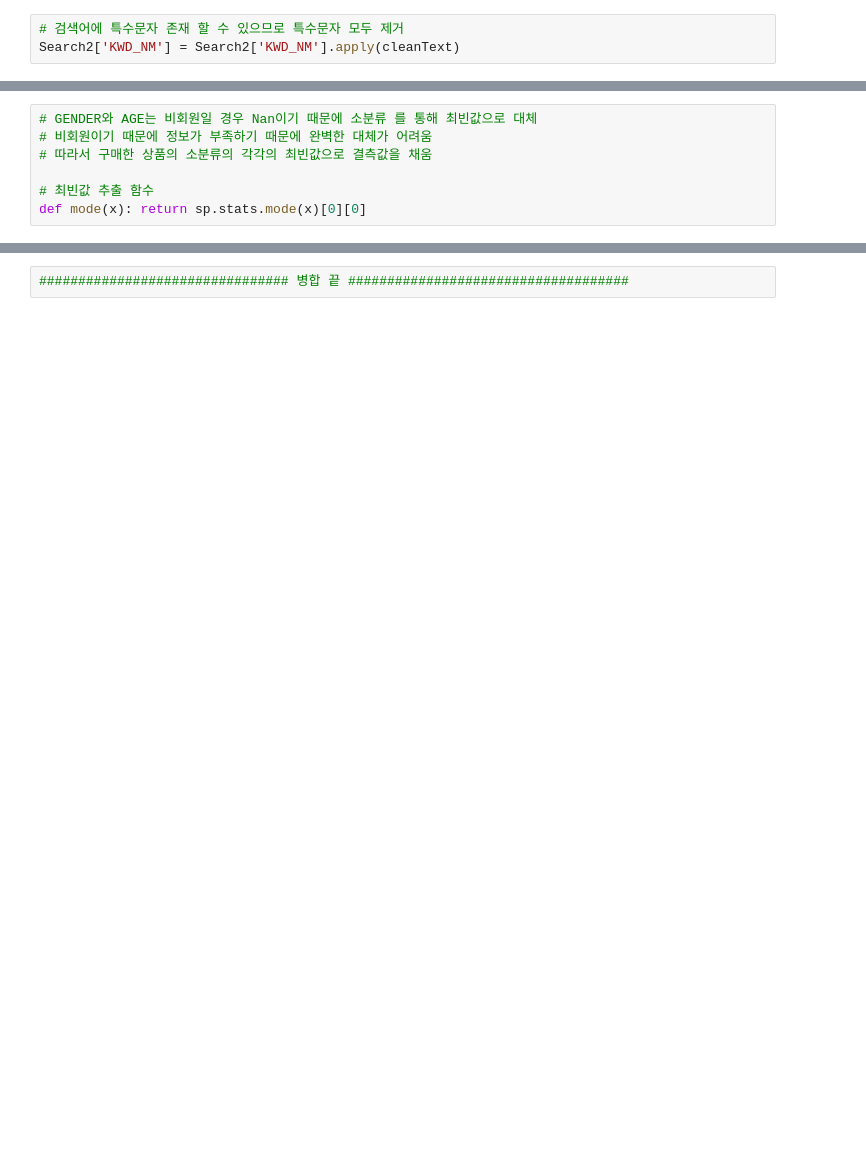
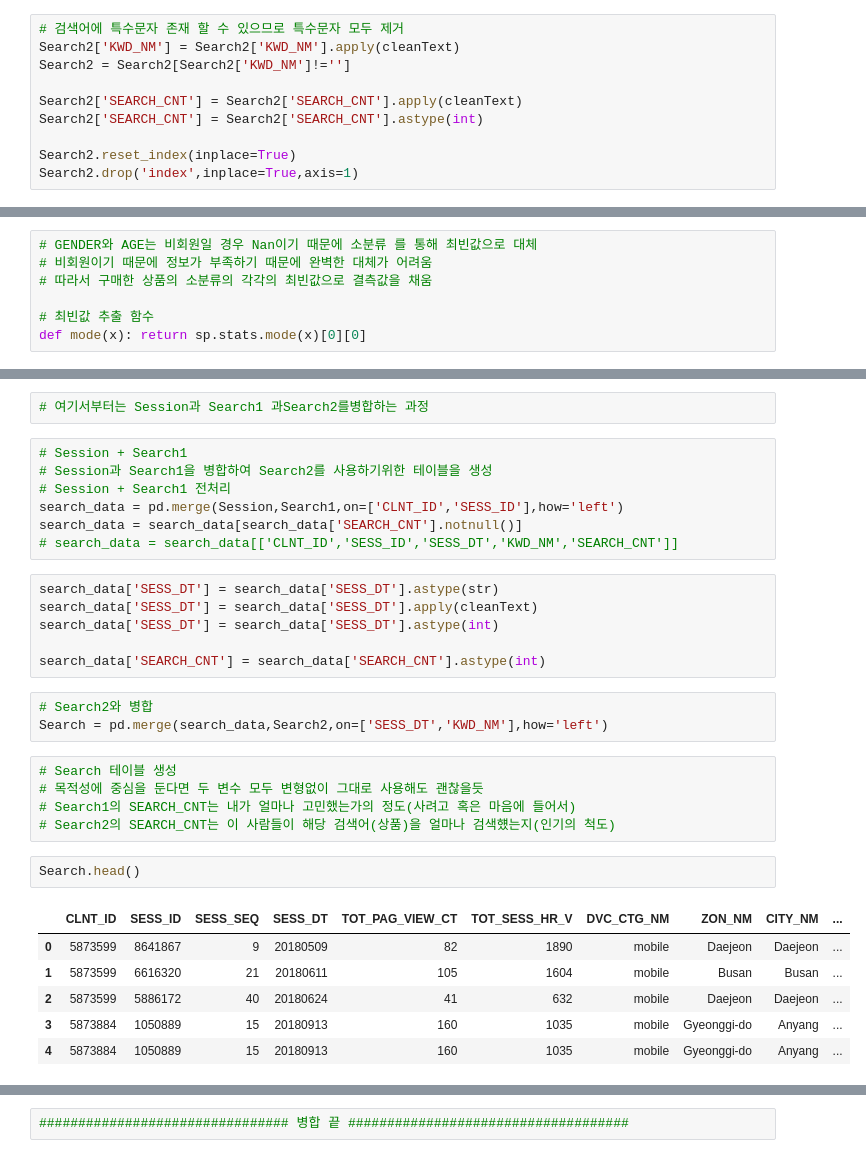
Before and after one commit to hsy9403/Team2_Enjoy, a Jupyter notebook: data_processing_merge.ipynb, the cells around one changed output, grey strips where cells are left out. Drawn from its saved outputs; the diff is of its cells as text; blank space fills up the shorter version.

```diff
--- a/data_processing_merge.ipynb
+++ b/data_processing_merge.ipynb
@@ -748,3 +282,10 @@ Search2.head()
 # %%
 # 검색어에 특수문자 존재 할 수 있으므로 특수문자 모두 제거
 Search2['KWD_NM'] = Search2['KWD_NM'].apply(cleanText)
+Search2 = Search2[Search2['KWD_NM']!='']
+
+Search2['SEARCH_CNT'] = Search2['SEARCH_CNT'].apply(cleanText)
+Search2['SEARCH_CNT'] = Search2['SEARCH_CNT'].astype(int)
+
+Search2.reset_index(inplace=True)
+Search2.drop('index',inplace=True,axis=1)
@@ -826,3 +363,35 @@ df_1.head()
 | 2 | 4142395 | 6158159 | 85 | 179538 | notset | 아베다 | 39000 | 1 | 단독6월라이트엘리먼츠헤어에센스세트 | 퍼스널케어 | ... |
 | 3 | 4144914 | 7935714 | 12 | 554336 | 색상블랙사이즈160cm1213세1개 | 아디다스 키즈 | 39000 | 1 | YGGU34TGTABQ2873블랙110cm6세 | 유아동의류 | ... |
 | 4 | 4144917 | 6406509 | 78 | 190306 | 5개 | 데코르테 | 39000 | 5 | 단독허니듀세트5만원상당샘플증정 | 화장품/뷰티케어 | ... |
+# %%
+# 여기서부터는 Session과 Search1 과Search2를병합하는 과정
+# %%
+# Session + Search1
+# Session과 Search1을 병합하여 Search2를 사용하기위한 테이블을 생성
+# Session + Search1 전처리
+search_data = pd.merge(Session,Search1,on=['CLNT_ID','SESS_ID'],how='left')
+search_data = search_data[search_data['SEARCH_CNT'].notnull()]
+# search_data = search_data[['CLNT_ID','SESS_ID','SESS_DT','KWD_NM','SEARCH_CNT']]
+# %%
+search_data['SESS_DT'] = search_data['SESS_DT'].astype(str)
+search_data['SESS_DT'] = search_data['SESS_DT'].apply(cleanText)
+search_data['SESS_DT'] = search_data['SESS_DT'].astype(int)
+
+search_data['SEARCH_CNT'] = search_data['SEARCH_CNT'].astype(int)
+# %%
+# Search2와 병합
+Search = pd.merge(search_data,Search2,on=['SESS_DT','KWD_NM'],how='left')
+# %%
+# Search 테이블 생성
+# 목적성에 중심을 둔다면 두 변수 모두 변형없이 그대로 사용해도 괜찮을듯
+# Search1의 SEARCH_CNT는 내가 얼마나 고민했는가의 정도(사려고 혹은 마음에 들어서)
+# Search2의 SEARCH_CNT는 이 사람들이 해당 검색어(상품)을 얼마나 검색헀는지(인기의 척도)
+# %%
+Search.head()
+# %% [output]
+|  | CLNT_ID | SESS_ID | SESS_SEQ | SESS_DT | TOT_PAG_VIEW_CT | TOT_SESS_HR_V | DVC_CTG_NM | ZON_NM | CITY_NM | ... |
+| 0 | 5873599 | 8641867 | 9 | 20180509 | 82 | 1890 | mobile | Daejeon | Daejeon | ... |
+| 1 | 5873599 | 6616320 | 21 | 20180611 | 105 | 1604 | mobile | Busan | Busan | ... |
+| 2 | 5873599 | 5886172 | 40 | 20180624 | 41 | 632 | mobile | Daejeon | Daejeon | ... |
+| 3 | 5873884 | 1050889 | 15 | 20180913 | 160 | 1035 | mobile | Gyeonggi-do | Anyang | ... |
+| 4 | 5873884 | 1050889 | 15 | 20180913 | 160 | 1035 | mobile | Gyeonggi-do | Anyang | ... |
```
Also changed, not shown: parts of 101 cells of this notebook.
